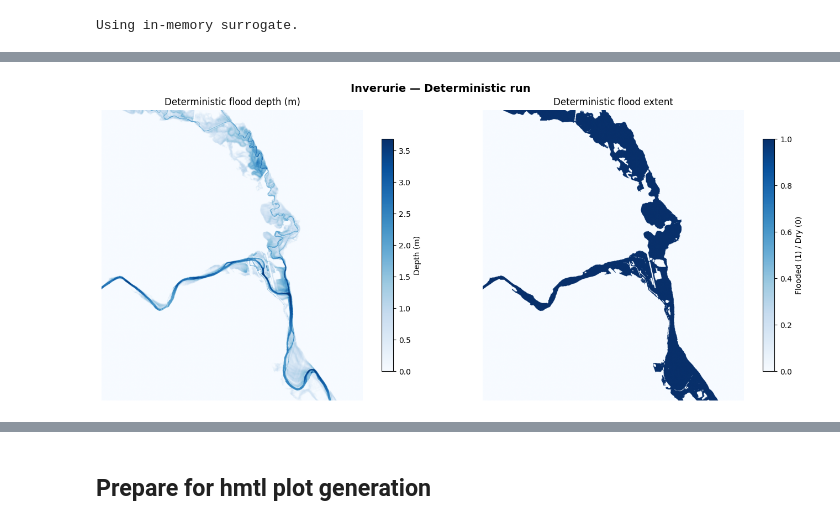
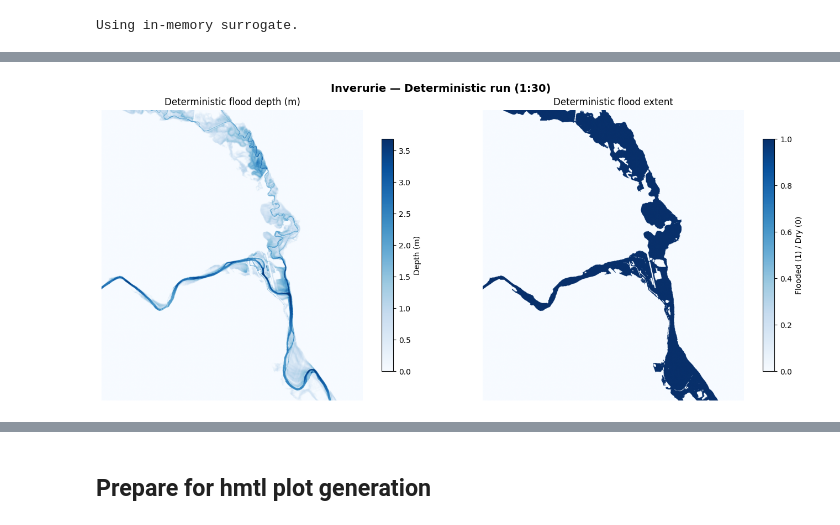
Before and after one commit to Nina3211/case_study_inverurie, a Jupyter notebook: Case_study_v2.ipynb, the cells around one changed output, grey strips where cells are left out. Cells and saved outputs as stored; diff of their text form; code cells hidden in the pictures.

```diff
--- a/Case_study_v2.ipynb
+++ b/Case_study_v2.ipynb
@@ -243,26 +247,25 @@ print("R config injected successfully")
 # %% [output]
 R config injected successfully
 # %%
-%%R -w 1400 -h 600
+%%R -w 1200 -h 600
 suppressWarnings(suppressPackageStartupMessages({
-  library(readxl); library(ggplot2); library(extRemes); library(gridExtra)
+  library(readxl); library(ggplot2); library(extRemes); library(gridExtra); library(ggpubr)
 }))
 
 set.seed(123)
 
 process_file <- function(cfg) {
-  data   <- read_excel(cfg$path)
+  invisible(capture.output(
+  data <- read_excel(cfg$path),
+  type = "message"
+    ))
   Qmax   <- data.frame(Year = data[[cfg$year_col]], Q = data[[cfg$flow_col]])
-  fit    <- fevd(Qmax$Q, type = "GEV")
+  fit    <- fevd(Qmax$Q, type = "GEV", verbose=FALSE)
   quants <- sapply(return_periods, function(rp) return.level(fit, return.period = rp))
-
-  invisible(capture.output(
-    ci_res <- ci(fit, type = "return.level", return.period = return_periods,
-                 method = "boot", nboot = 1000)
-  ))
+    ci_res <- ci(fit, type="return.level", return.period=return_periods,
+             method="boot", R=1000, verbose=FALSE)
   lower <- ci_res[, "2.5%"]
   upper <- ci_res[, "97.5%"]
-
   # Print key values
   for (rp in c(10, target_rp, 100)) {
     idx <- which(return_periods == rp)
@@ -281,7 +284,6 @@ process_file <- function(cfg) {
   suffix <- gsub(" ", "_", cfg$label)
   assign(paste0("gev_lower_", suffix), lower, envir=.GlobalEnv)
   assign(paste0("gev_upper_", suffix), upper, envir=.GlobalEnv)
-
   # Build plot
   plot_data <- data.frame(
     ReturnPeriod = rep(return_periods, 3),
@@ -298,20 +300,22 @@ process_file <- function(cfg) {
     scale_linetype_manual(values=c("solid","dotdash","dotdash"), labels=c("GEV","5% LL","95% UL")) +
     labs(x=expression(Return~Period~(years)), y=expression(Discharge~(m^3/s)),
          title=paste0("GEV with 95% CI\n", cfg$label)) +
-    theme_minimal() +
-    scale_x_continuous(trans='log10', breaks=return_periods,
-                       labels=ifelse(return_periods %in% c(10,100),"",as.character(return_periods))) +
+    theme_minimal(base_size = 15) +
+    scale_x_continuous(trans = 'log10', breaks = return_periods,
+                     labels = ifelse(return_periods == 10 | return_periods == 100, "", as.character(return_periods))) +  # Exclude axis labels for RP = 10 and 100
     scale_y_continuous(expand=c(0,0), limits=c(0,NA)) +
-    theme(legend.title=element_blank()) +
+    theme(legend.title=element_blank(), legend.text = element_text(size = 14)) +
     geom_vline(xintercept=target_rp, linetype="dashed", color="brown") +
-    annotate("text", x=target_rp*1.15, y=y_max*0.95,
-             label=paste0("RP 1:",target_rp), vjust=-1, color="brown", angle=90, hjust=1) +
-    annotate("text", x=target_rp*0.7, y=v$gev,   label=round(v$gev,2),   vjust=-1, color="darkblue") +
-    annotate("text", x=target_rp*0.7, y=v$lower, label=round(v$lower,2), vjust=2,  color="orange") +
-    annotate("text", x=target_rp*0.7, y=v$upper, label=round(v$upper,2), vjust=-1, color="orange")
+    annotate("text", x=target_rp*1.35, y=y_max*0.95,
+             label=paste0("RP 1:",target_rp), vjust=-1, color="brown", angle=90, hjust=2, size = 5) +
+    annotate("text", x=target_rp*0.7, y=v$gev,   label=round(v$gev,2),   vjust=-1, color="darkblue", size = 5) +
+    annotate("text", x=target_rp*0.7, y=v$lower, label=round(v$lower,2), vjust=2,  color="orange", size = 5) +
+    annotate("text", x=target_rp*0.7, y=v$upper, label=round(v$upper,2), vjust=-1, color="orange", size = 5)
   return(p)
+
 }
 
 plots <- lapply(file_configs, process_file)
-grid.arrange(grobs=plots, ncol=length(plots))
+GEV_plot = ggpubr::ggarrange(plotlist=plots, ncol=length(plots), common.legend = TRUE, legend = "bottom")
+ggsave("GEV_fit_out.png", plot=GEV_plot, width=12, height=6, dpi=150, device="png")
 # %% [output]
@@ -1087,27 +1164,27 @@ Figure saved.
 # %%
 # =========================================
 # DETERMINISTIC MAP
 # =========================================
 det_path = "Z:/inverurie_data/max_maps_FMC/Invervurie_determin.max"
 det_map  = process_flood_file(det_path, nrows=NROWS, ncols=NCOLS)
 det_wet  = (det_map > 0).astype(np.float32)
 fig, axes = plt.subplots(1, 2, figsize=(14, 6))
 
 # Flood depth
 im0 = axes[0].imshow(det_map, cmap='Blues', origin='upper', vmin=0)
 axes[0].set_title('Deterministic flood depth (m)', fontsize=12)
 axes[0].axis('off')
 plt.colorbar(im0, ax=axes[0], shrink=0.8, label='Depth (m)')
 
 # Wet/dry extent
 im1 = axes[1].imshow(det_wet, cmap='Blues', origin='upper', vmin=0, vmax=1)
 axes[1].set_title('Deterministic flood extent', fontsize=12)
 axes[1].axis('off')
 plt.colorbar(im1, ax=axes[1], shrink=0.8, label='Flooded (1) / Dry (0)')
 
-fig.suptitle(f"{SITE_NAME} — Deterministic run", fontsize=14, fontweight='bold')
+fig.suptitle(f"{SITE_NAME} — Deterministic run (1:{RETURN_PERIOD})", fontsize=14, fontweight='bold')
 plt.tight_layout()
 fig.savefig(os.path.join(FIGURES_DIR, "deterministic_flood_map.png"), dpi=150)
 plt.show()
 # %% [output]
-[figure, old version]
+[figure, new version]
```
Also changed, not shown: parts of 13 cells of this notebook, 2 other files.
